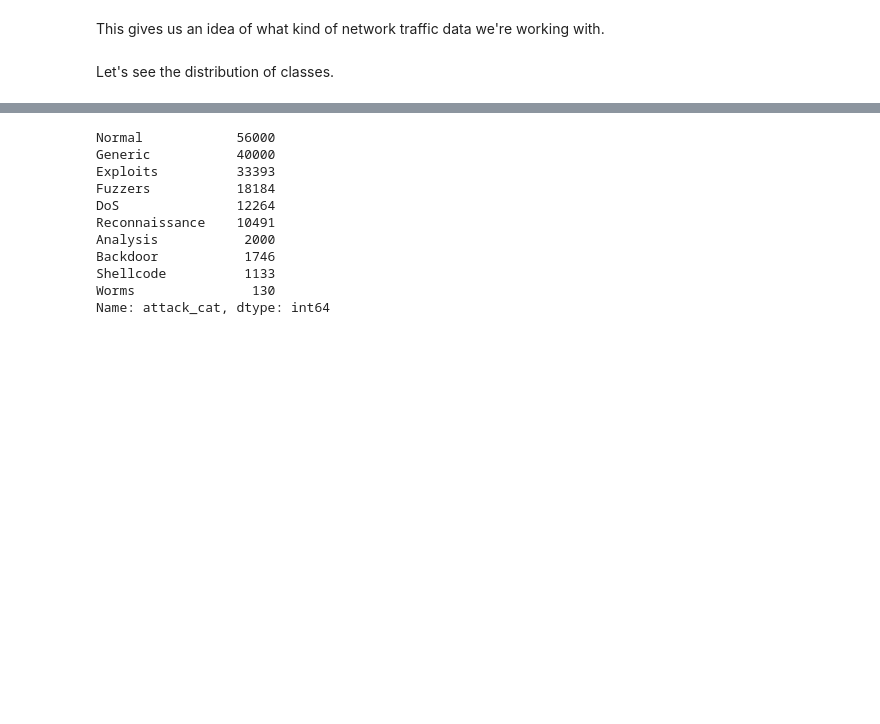
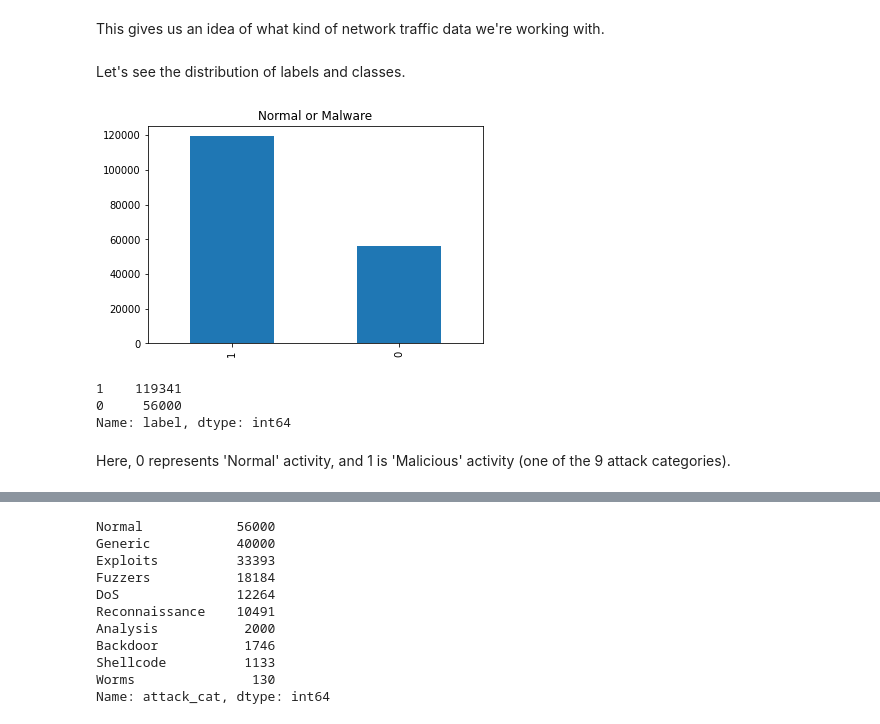
Before and after one commit to pvan1/DATA-606-Capstone, a Jupyter notebook: capstone-phase1.ipynb, the cells around one changed output, grey strips where cells are left out. Cells and saved outputs as stored; diff of their text form; code cells hidden in the pictures; blank space fills up the shorter version.

Commit message:
Add files via upload
Work continues on data transformations and exploration.

```diff
--- a/capstone-phase1.ipynb
+++ b/capstone-phase1.ipynb
@@ -114,7 +126,19 @@ State: ['FIN' 'INT' 'CON' 'ECO' 'REQ' 'RST' 'PAR' 'URN' 'no']
 # %% [markdown]
 This gives us an idea of what kind of network traffic data we're working with.
 # %% [markdown]
-Let's see the distribution of classes.
+Let's see the distribution of labels and classes.
+# %%
+_ = training_data['label'].value_counts().plot(kind='bar', title='Normal or Malware')
+# %% [output]
+[figure, added]
+# %%
+training_data['label'].value_counts()
+# %% [output]
+1    119341
+0     56000
+Name: label, dtype: int64
+# %% [markdown]
+Here, 0 represents 'Normal' activity, and 1 is 'Malicious' activity (one of the 9 attack categories).
 # %%
 _ = training_data['attack_cat'].value_counts().plot(kind='bar', title='Instances of Each Class')
 # %% [output]
```
Also changed, not shown: parts of 24 cells of this notebook.
